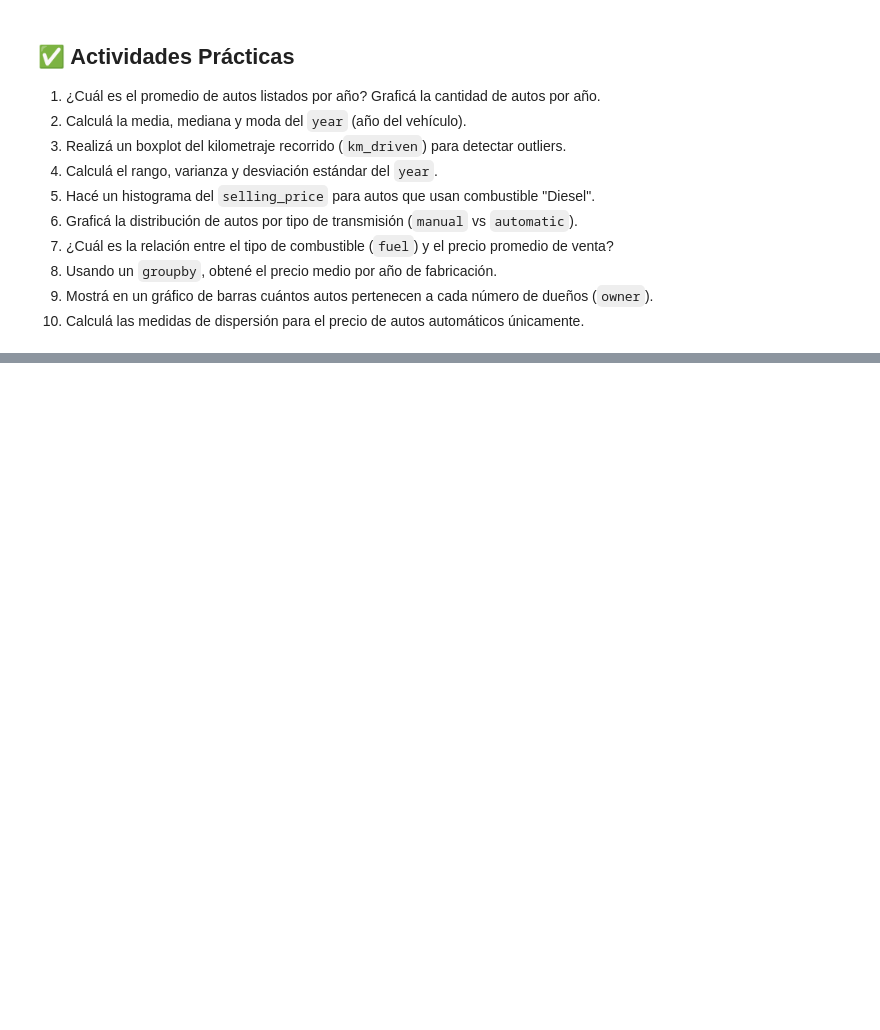
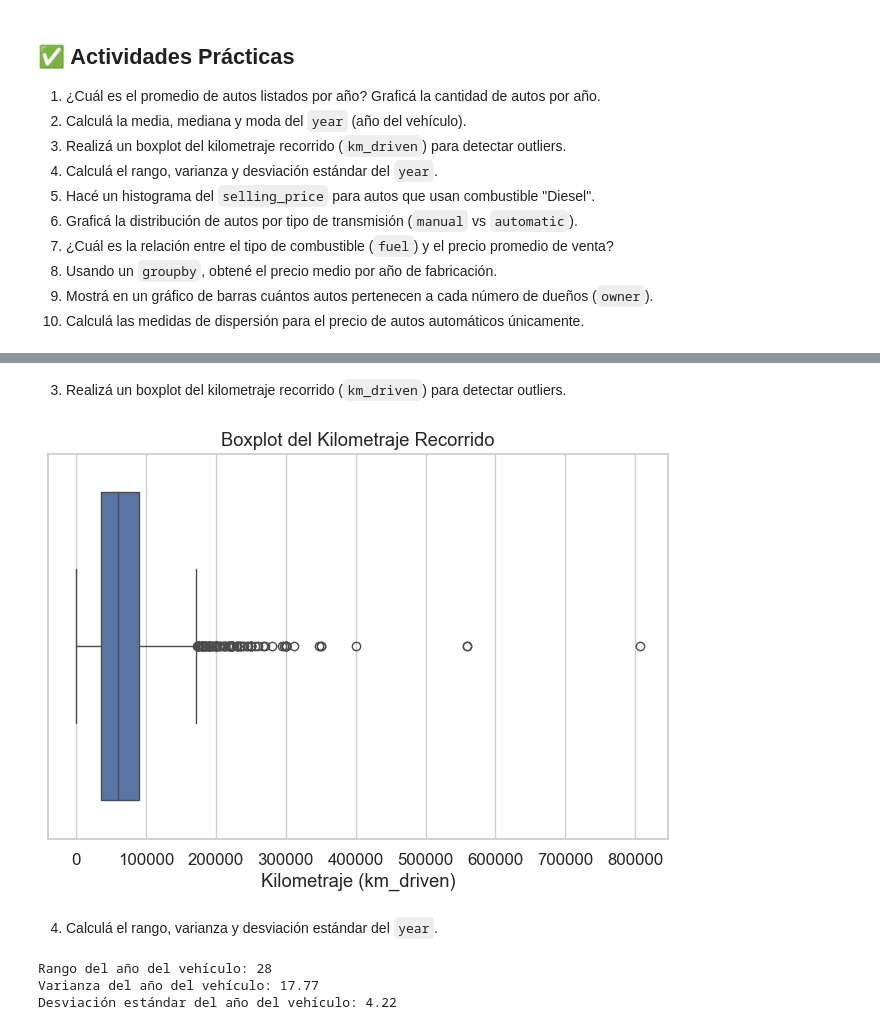
Before and after one commit to eze-alvarez/mi-primer-proyecto-datos, a Jupyter notebook: actividad clase 5/Módulo 2 - Clase 5.ipynb, the cells around one changed output, grey strips where cells are left out. Cells and saved outputs as stored; diff of their text form; code cells hidden in the pictures; blank space fills up the shorter version.

```diff
--- a/actividad clase 5/Módulo 2 - Clase 5.ipynb
+++ b/actividad clase 5/Módulo 2 - Clase 5.ipynb
@@ -180,0 +224,23 @@ df[['selling_price', 'year', 'km_driven']].corr()
+# %% [markdown]
+3. Realizá un boxplot del kilometraje recorrido (`km_driven`) para detectar outliers.
+# %%
+plt.figure(figsize=(8,5))
+sns.boxplot(x=df['km_driven'])
+plt.title('Boxplot del Kilometraje Recorrido')
+plt.xlabel('Kilometraje (km_driven)')
+plt.show()
+# %% [output]
+[figure, added]
+# %% [markdown]
+4. Calculá el rango, varianza y desviación estándar del `year`.
+# %%
+rango_year = df['year'].max() - df['year'].min()
+varianza_year = df['year'].var()
+desviacion_year = df['year'].std()
+print(f"Rango del año del vehículo: {rango_year}")
+print(f"Varianza del año del vehículo: {varianza_year:.2f}")
+print(f"Desviación estándar del año del vehículo: {desviacion_year:.2f}")
+# %% [output]
+Rango del año del vehículo: 28
+Varianza del año del vehículo: 17.77
+Desviación estándar del año del vehículo: 4.22
```
Also changed, not shown: parts of 20 cells of this notebook.
